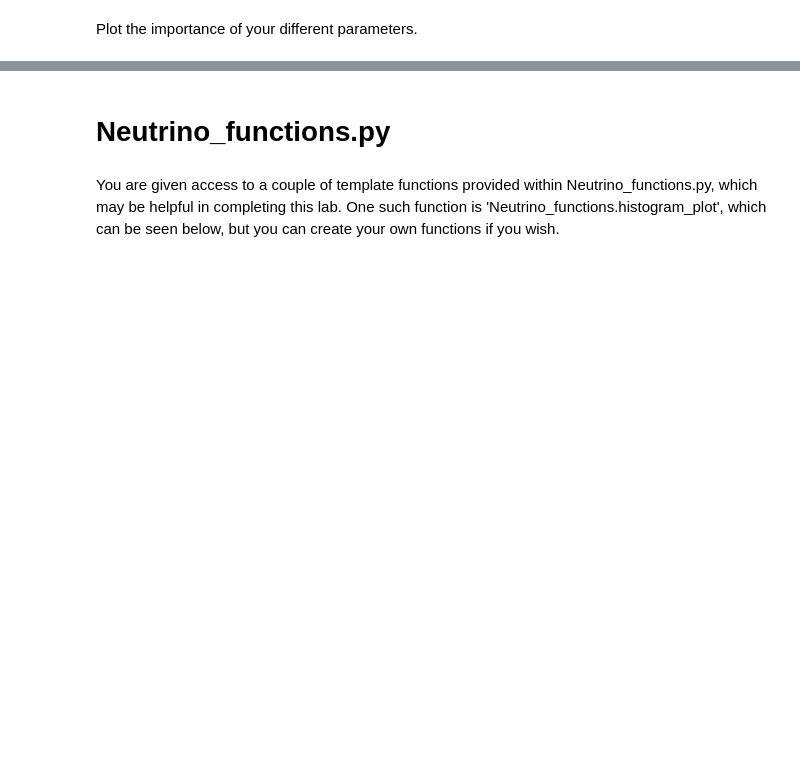
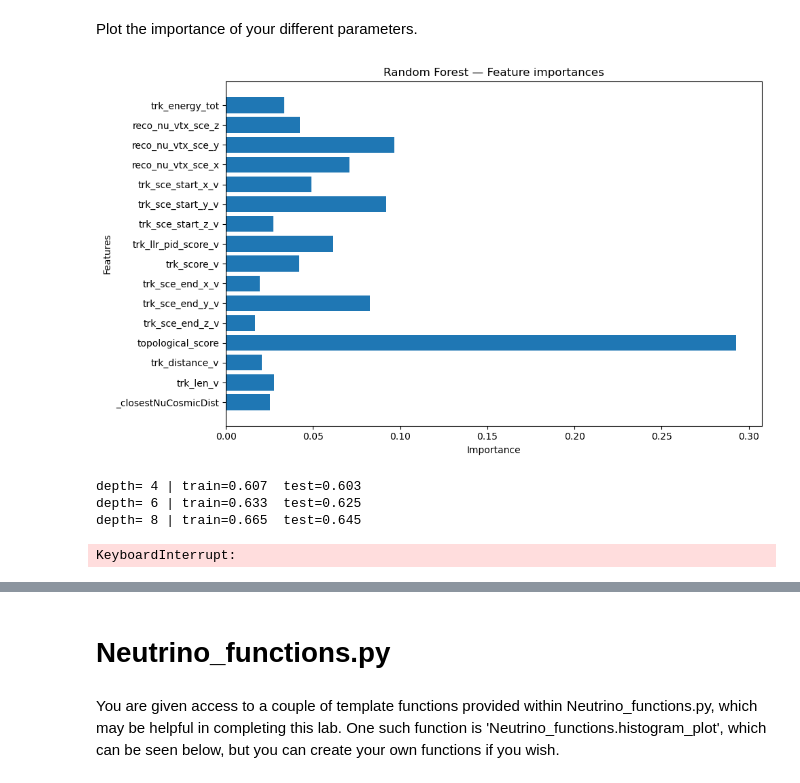
Before and after one commit to JungleMan796/MicroBooNE, a Jupyter notebook: MainAnalysis_template.ipynb, the cells around one changed output, grey strips where cells are left out. Cells and saved outputs as stored; diff of their text form; code cells hidden in the pictures; blank space fills up the shorter version.

```diff
--- a/MainAnalysis_template.ipynb
+++ b/MainAnalysis_template.ipynb
@@ -199,3 +249,15 @@ Produce your randomforest model and fit it (dont worry, there is no explicit out
 
 # Fitting takes the input and "truth" data for classification purposes
 ## rf.fit(x_train, y_train)
+# Produce randomforest classifier model and fit to training data
+# Keep the random_state=1 in your arguments
+# Using parameters to try and prevent overfitting suggested by the lab script.
+rf = RandomForestClassifier(
+    random_state=1,     # Keep random state for reproducibility.
+    n_estimators=1000,  # Number of trees.
+    max_depth=8,        # Maximum depth of each tree.
+    criterion="gini"    # Use gini impurity as splitting criterion.
+)
+
+# Fitting takes the input and "truth" data for classification purposes
+rf.fit(x_train, y_train)
@@ -231,10 +334,33 @@ Plot the importance of your different parameters.
 # %%
 # Plot importance
 ##importance = rf.feature_importances_
 ##ytix = features
 
 ##plt.barh(range(16), importance)
 ##plt.yticks(range(16), features)
 ##plt.xlabel("Importance")
 ##plt.ylabel("Features")
 ##plt.show()
+importance = rf.feature_importances_
+plt.figure(figsize=(10,6))
+plt.barh(range(len(features)), importance)
+plt.yticks(range(len(features)), features)
+plt.xlabel("Importance")
+plt.ylabel("Features")
+plt.title("Random Forest — Feature importances")
+plt.tight_layout()
+plt.show()
+# %% [output]
+[figure, added]
+# %%
+for depth in [4, 6, 8, 10, 12]:
+    m = RandomForestClassifier(
+        random_state=1, n_estimators=1000, max_depth=depth, criterion='gini'
+    )
+    m.fit(x_train, y_train)
+    print(f"depth={depth:>2} | train={m.score(x_train,y_train):.3f}  test={m.score(x_test,y_test):.3f}")
+# %% [output]
+depth= 4 | train=0.607  test=0.603
+depth= 6 | train=0.633  test=0.625
+depth= 8 | train=0.665  test=0.645
+KeyboardInterrupt:
```
Also changed, not shown: parts of 17 cells of this notebook.
